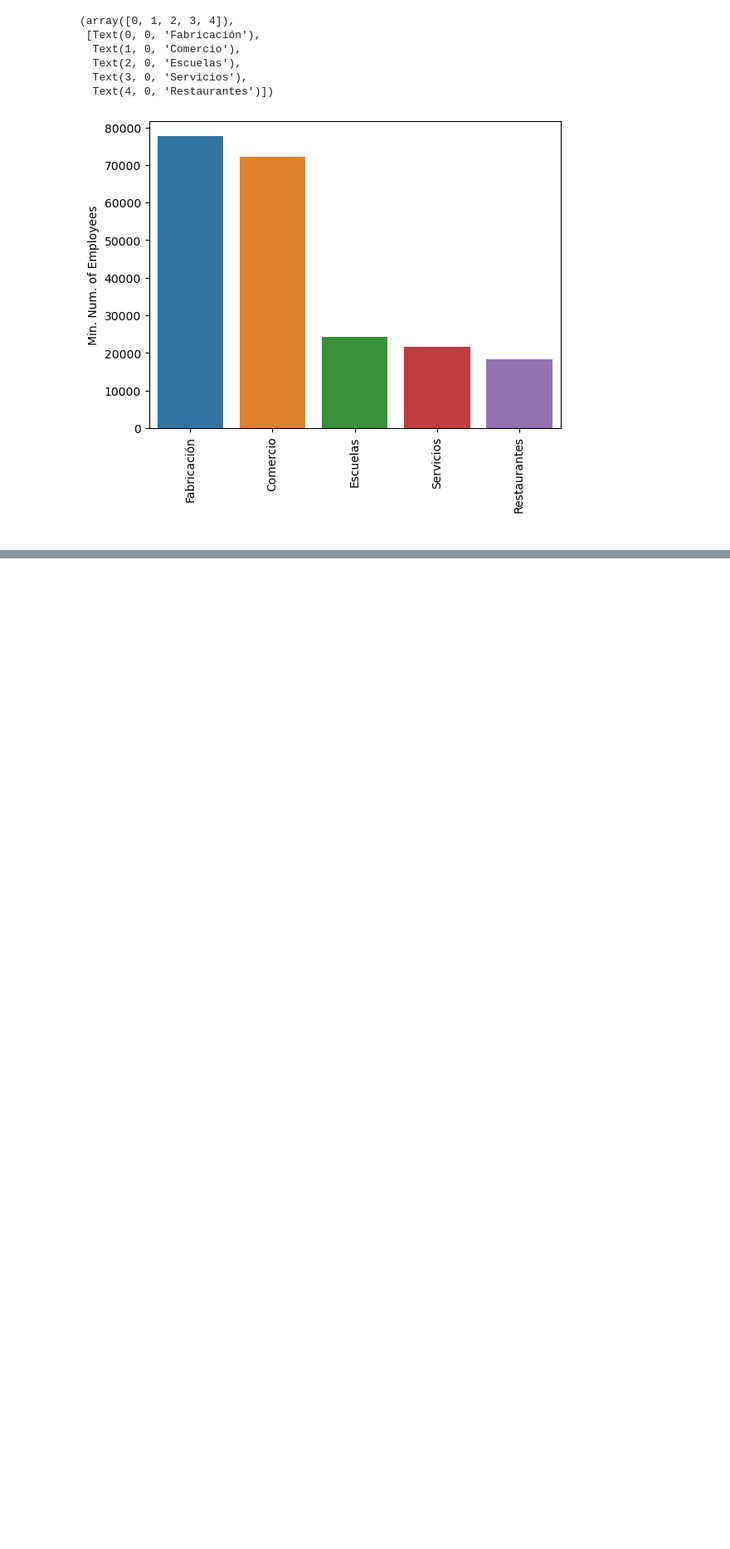
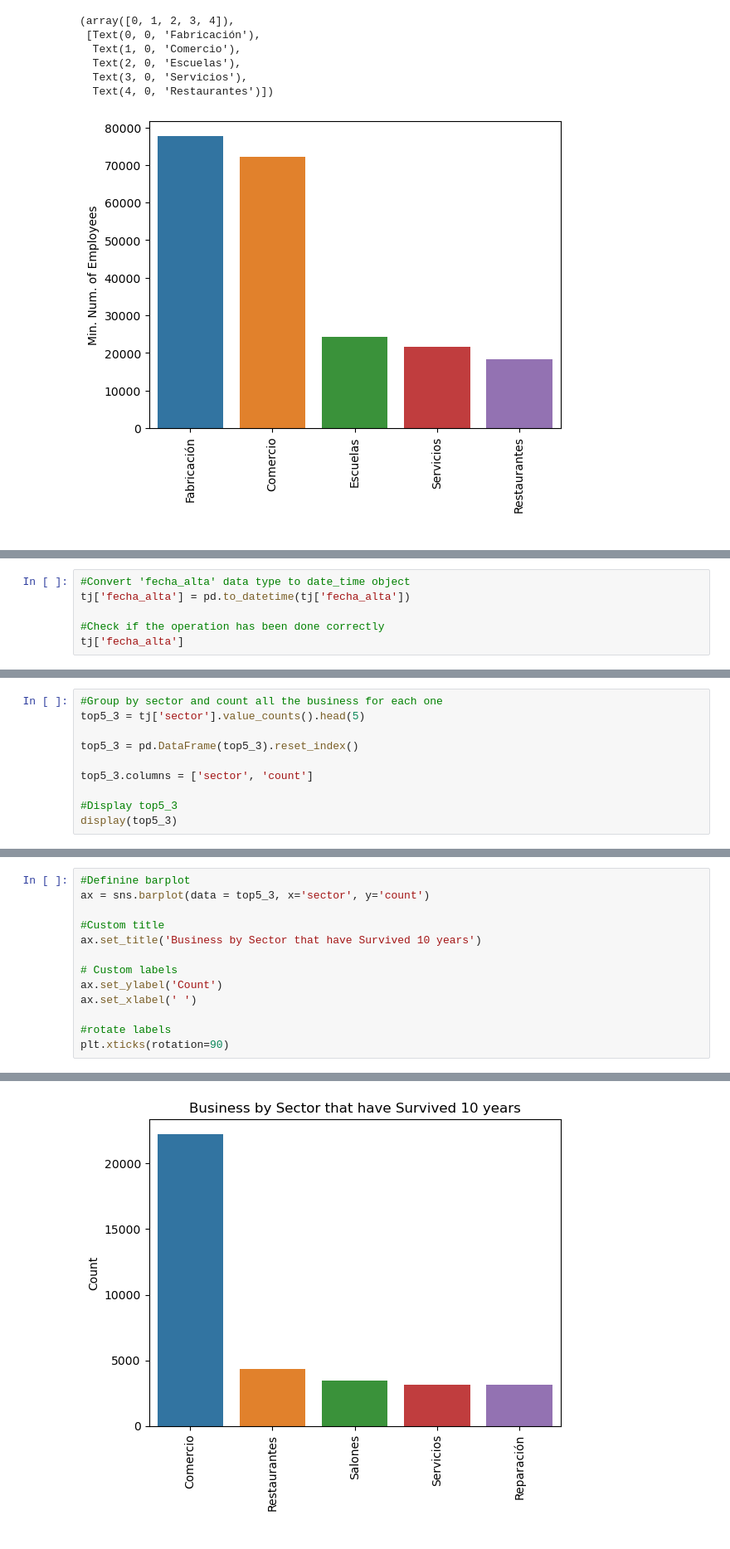
Before and after one commit to JTexis/TijuanaAnalysis, a Jupyter notebook: notebook.ipynb, the cells around one changed output, grey strips where cells are left out. Shown at 83% size. Saved outputs shown, nothing was run; the diff lists cells and outputs as text; blank space fills up the shorter version.

```diff
--- a/notebook.ipynb
+++ b/notebook.ipynb
@@ -289,0 +313,6 @@ plt.xticks(rotation=90)
+# %%
+#Convert 'fecha_alta' data type to date_time object
+tj['fecha_alta'] = pd.to_datetime(tj['fecha_alta'])
+
+#Check if the operation has been done correctly
+tj['fecha_alta']
@@ -289,0 +356,10 @@ plt.xticks(rotation=90)
+# %%
+#Group by sector and count all the business for each one
+top5_3 = tj['sector'].value_counts().head(5)
+
+top5_3 = pd.DataFrame(top5_3).reset_index()
+
+top5_3.columns = ['sector', 'count']
+
+#Display top5_3
+display(top5_3)
@@ -289,0 +375,14 @@ plt.xticks(rotation=90)
+# %%
+#Definine barplot
+ax = sns.barplot(data = top5_3, x='sector', y='count')
+
+#Custom title
+ax.set_title('Business by Sector that have Survived 10 years')
+
+# Custom labels
+ax.set_ylabel('Count')
+ax.set_xlabel(' ')
+
+#rotate labels
+plt.xticks(rotation=90)
+# %% [output]
@@ -289,0 +395 @@ plt.xticks(rotation=90)
+[figure, added]
```
Also changed, not shown: parts of 14 cells of this notebook, 1 other file.
